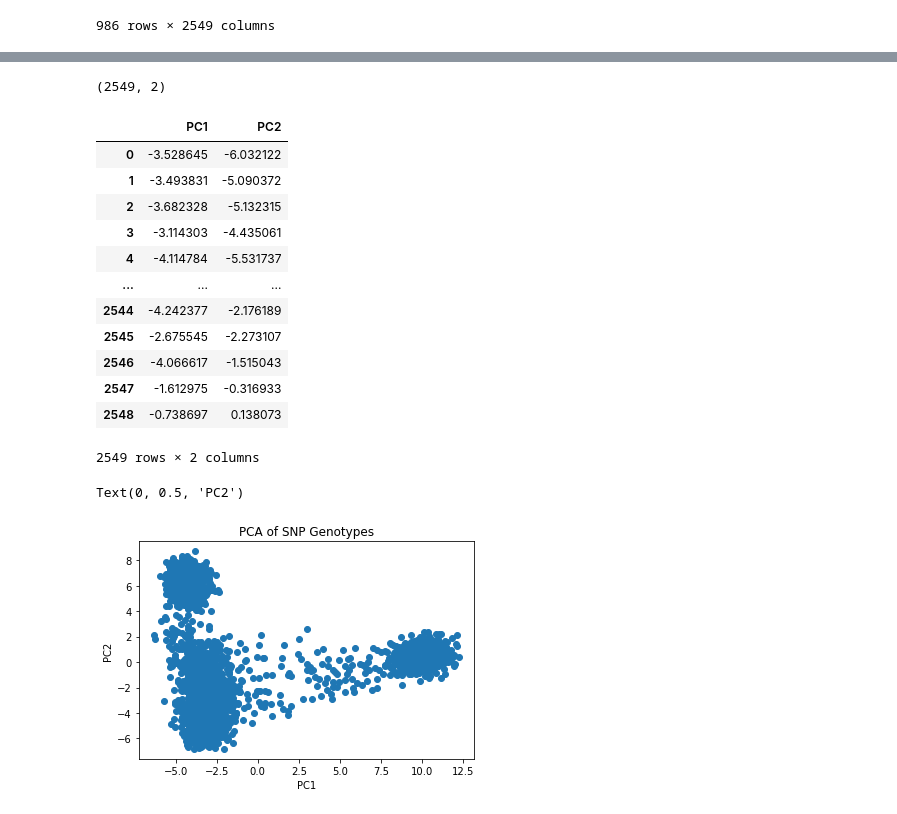
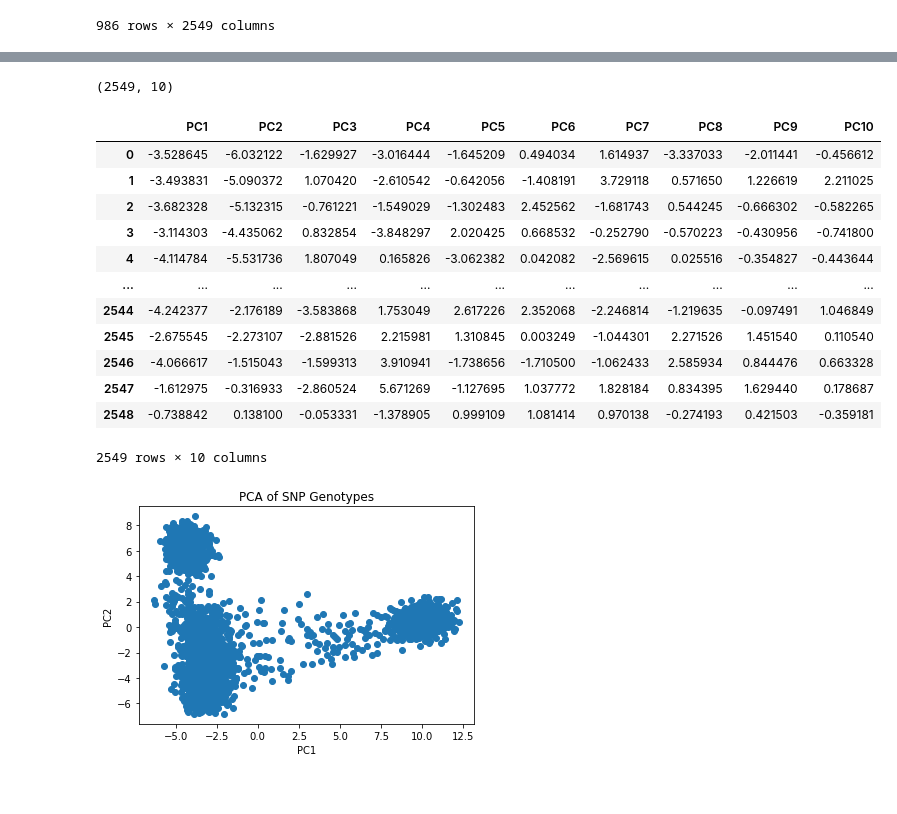
Before and after one commit to GiannaTricola/qbb2020-answers, a Jupyter notebook: day2-HW/Day2- HW.ipynb, the cells around one changed output, grey strips where cells are left out. Saved outputs shown, nothing was run; the diff lists cells and outputs as text; code cells hidden in the pictures.

```diff
--- a/day2-HW/Day2- HW.ipynb
+++ b/day2-HW/Day2- HW.ipynb
@@ -43,4 +43,6 @@ df2
 # %%
 allelic_freq = []
 counts = df2.sum(axis =1)
-allelic_freq = counts/ (2548 * 2)
+samp= len(df2.columns)
+allelic_freq = counts/ (samp * 2)
+allelic_freq
@@ -146,6 +156,6 @@ from sklearn.decomposition import PCA
 # %%
-pca_input = df2.T
-pca = PCA(n_components = 2)
+#run PCA with 2 components
+pca = PCA(n_components = 10)
 pca_output = pca.fit_transform(pca_input)
 pca_output
 # %% [output]
@@ -159,31 +175,31 @@ array([[-3.52864493, -6.03212221],
 # %%
 pca_output.shape
 # %% [output]
-(2549, 2)
+(2549, 10)
 # %%
 pca_output_df = pd.DataFrame(data = pca_output,
-                            columns = ['PC1', 'PC2'])
+                            columns = ['PC1', 'PC2', 'PC3', 'PC4', 'PC5', 'PC6', 'PC7', 'PC8', 'PC9', 'PC10'])
 pca_output_df
 # %% [output]
-|  | PC1 | PC2 |
-| 0 | -3.528645 | -6.032122 |
-| 1 | -3.493831 | -5.090372 |
-| 2 | -3.682328 | -5.132315 |
-| 3 | -3.114303 | -4.435061 |
-| 4 | -4.114784 | -5.531737 |
-| ... | ... | ... |
-| 2544 | -4.242377 | -2.176189 |
-| 2545 | -2.675545 | -2.273107 |
-| 2546 | -4.066617 | -1.515043 |
-| 2547 | -1.612975 | -0.316933 |
-| 2548 | -0.738697 | 0.138073 |
+|  | PC1 | PC2 | PC3 | PC4 | PC5 | PC6 | PC7 | PC8 | PC9 | PC10 |
+| 0 | -3.528645 | -6.032122 | -1.629927 | -3.016444 | -1.645209 | 0.494034 | 1.614937 | -3.337033 | -2.011441 | -0.456612 |
+| 1 | -3.493831 | -5.090372 | 1.070420 | -2.610542 | -0.642056 | -1.408191 | 3.729118 | 0.571650 | 1.226619 | 2.211025 |
+| 2 | -3.682328 | -5.132315 | -0.761221 | -1.549029 | -1.302483 | 2.452562 | -1.681743 | 0.544245 | -0.666302 | -0.582265 |
+| 3 | -3.114303 | -4.435062 | 0.832854 | -3.848297 | 2.020425 | 0.668532 | -0.252790 | -0.570223 | -0.430956 | -0.741800 |
+| 4 | -4.114784 | -5.531736 | 1.807049 | 0.165826 | -3.062382 | 0.042082 | -2.569615 | 0.025516 | -0.354827 | -0.443644 |
+| ... | ... | ... | ... | ... | ... | ... | ... | ... | ... | ... |
+| 2544 | -4.242377 | -2.176189 | -3.583868 | 1.753049 | 2.617226 | 2.352068 | -2.246814 | -1.219635 | -0.097491 | 1.046849 |
+| 2545 | -2.675545 | -2.273107 | -2.881526 | 2.215981 | 1.310845 | 0.003249 | -1.044301 | 2.271526 | 1.451540 | 0.110540 |
+| 2546 | -4.066617 | -1.515043 | -1.599313 | 3.910941 | -1.738656 | -1.710500 | -1.062433 | 2.585934 | 0.844476 | 0.663328 |
+| 2547 | -1.612975 | -0.316933 | -2.860524 | 5.671269 | -1.127695 | 1.037772 | 1.828184 | 0.834395 | 1.629440 | 0.178687 |
+| 2548 | -0.738842 | 0.138100 | -0.053331 | -1.378905 | 0.999109 | 1.081414 | 0.970138 | -0.274193 | 0.421503 | -0.359181 |
-2549 rows × 2 columns
+2549 rows × 10 columns
 # %%
 fig, ax = plt.subplots()
 ax.scatter(x = pca_output_df['PC1'], y = pca_output_df['PC2'])
 ax.set_title('PCA of SNP Genotypes')
 ax.set_xlabel('PC1')
 ax.set_ylabel('PC2')
+plt.show()
 # %% [output]
-Text(0, 0.5, 'PC2')
 [figure]
```
Also changed, not shown: parts of 17 cells of this notebook.
